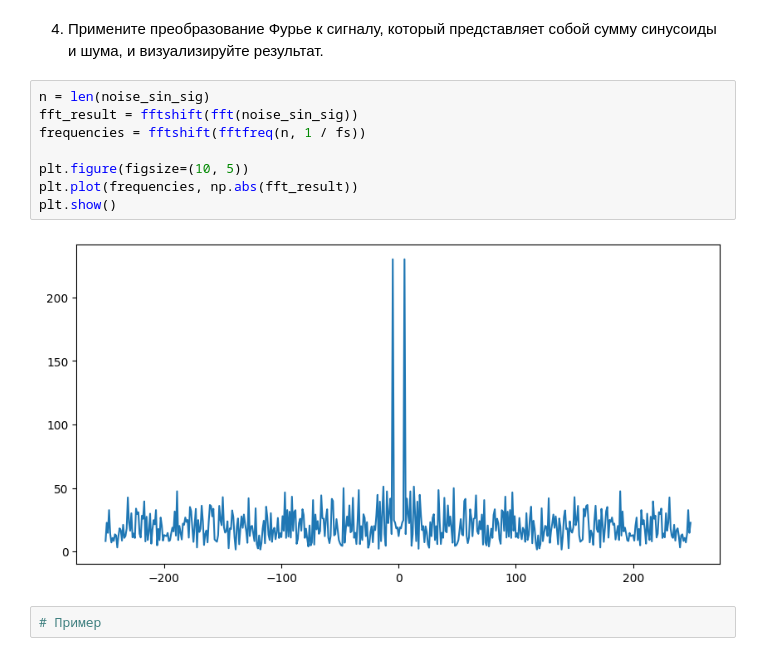
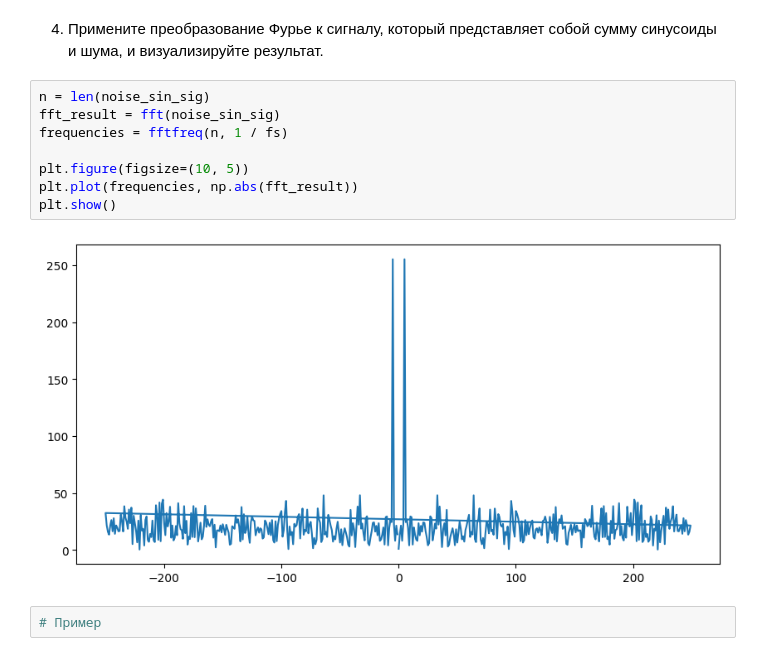
Before and after one commit to alexmordashov/computer_math, a Jupyter notebook: 9. Генерация сигналов и преобразования Фурье/Практическая_работа_№9_Генерация_сигналов_и_преобразования_Фурье.ipynb, the cells around one changed output. Cells and saved outputs as stored; diff of their text form.

```diff
--- a/9. Генерация сигналов и преобразования Фурье/Практическая_работа_№9_Генерация_сигналов_и_преобразования_Фурье.ipynb
+++ b/9. Генерация сигналов и преобразования Фурье/Практическая_работа_№9_Генерация_сигналов_и_преобразования_Фурье.ipynb
@@ -214,14 +215,14 @@ plt.show()
 4. Примените преобразование Фурье к сигналу, который представляет собой сумму синусоиды и шума, и визуализируйте результат.
 # %%
 n = len(noise_sin_sig)
-fft_result = fftshift(fft(noise_sin_sig))
-frequencies = fftshift(fftfreq(n, 1 / fs))
+fft_result = fft(noise_sin_sig)
+frequencies = fftfreq(n, 1 / fs)
 
 plt.figure(figsize=(10, 5))
 plt.plot(frequencies, np.abs(fft_result))
 plt.show()
 # %% [output]
-[figure, old version]
+[figure, new version]
 # %%
 # Пример
 # %% [output]
```
Also changed, not shown: parts of 13 cells of this notebook.
